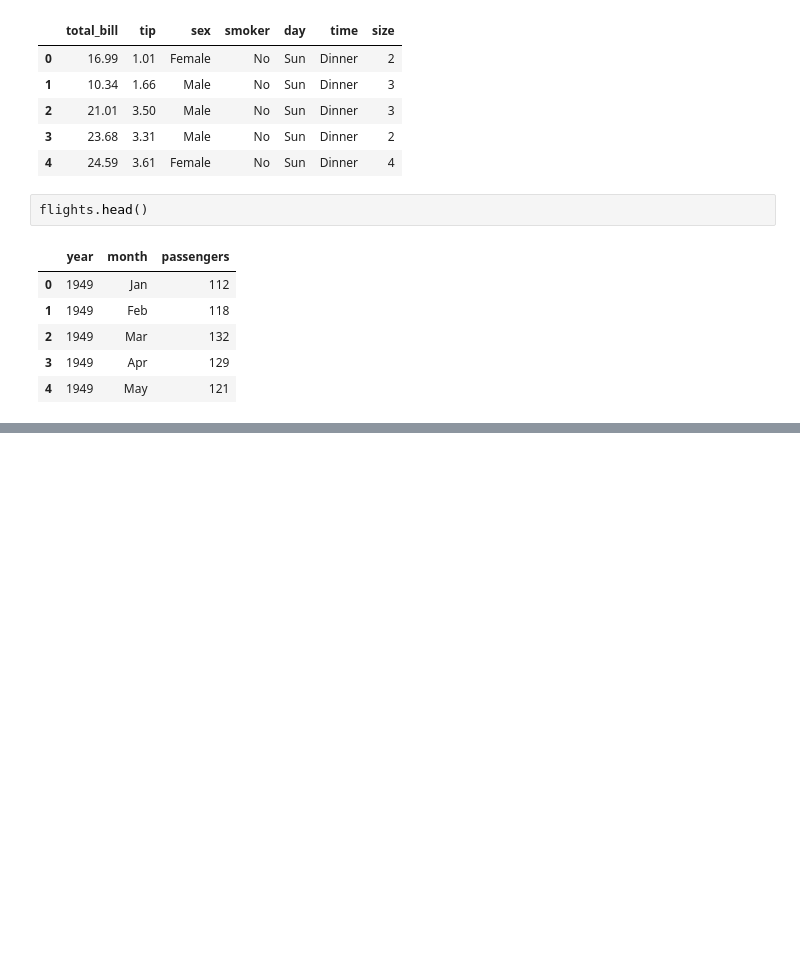
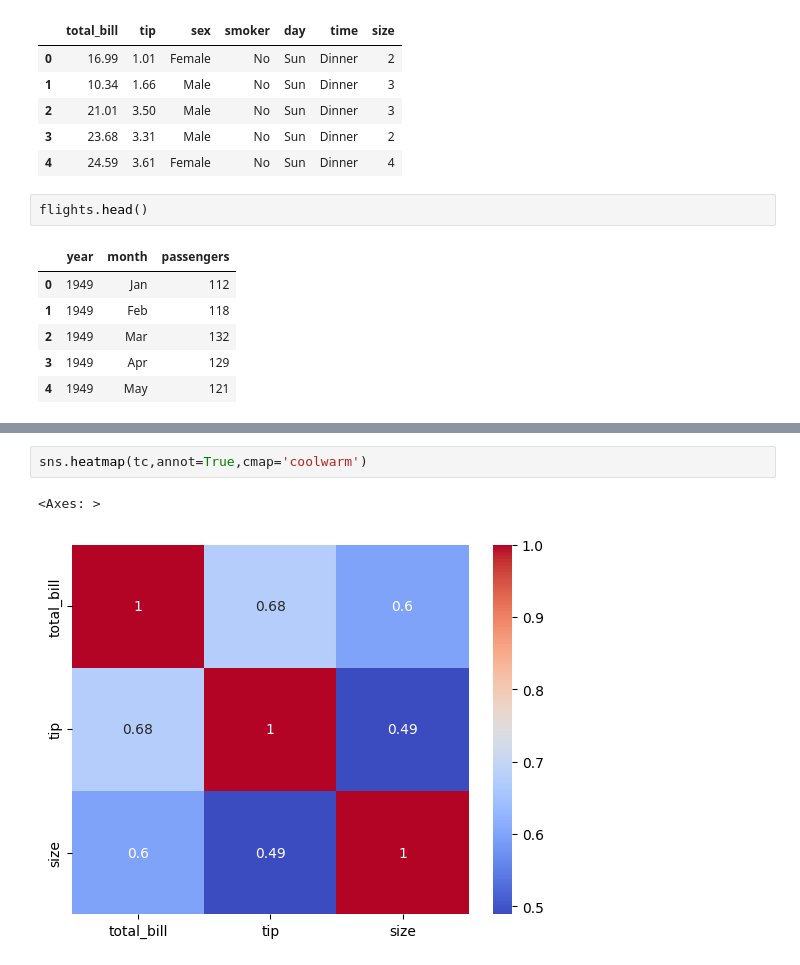
Before and after one commit to yeesem/Data-Visualization, a Jupyter notebook: Seaborn.ipynb, the cells around one changed output, grey strips where cells are left out. Drawn from its saved outputs; the diff is of its cells as text; blank space fills up the shorter version.

```diff
--- a/Seaborn.ipynb
+++ b/Seaborn.ipynb
@@ -221,0 +237,5 @@ flights.head()
+# %%
+sns.heatmap(tc,annot=True,cmap='coolwarm')
+# %% [output]
+<Axes: >
+[figure, added]
```
Also changed, not shown: parts of 42 cells of this notebook.
